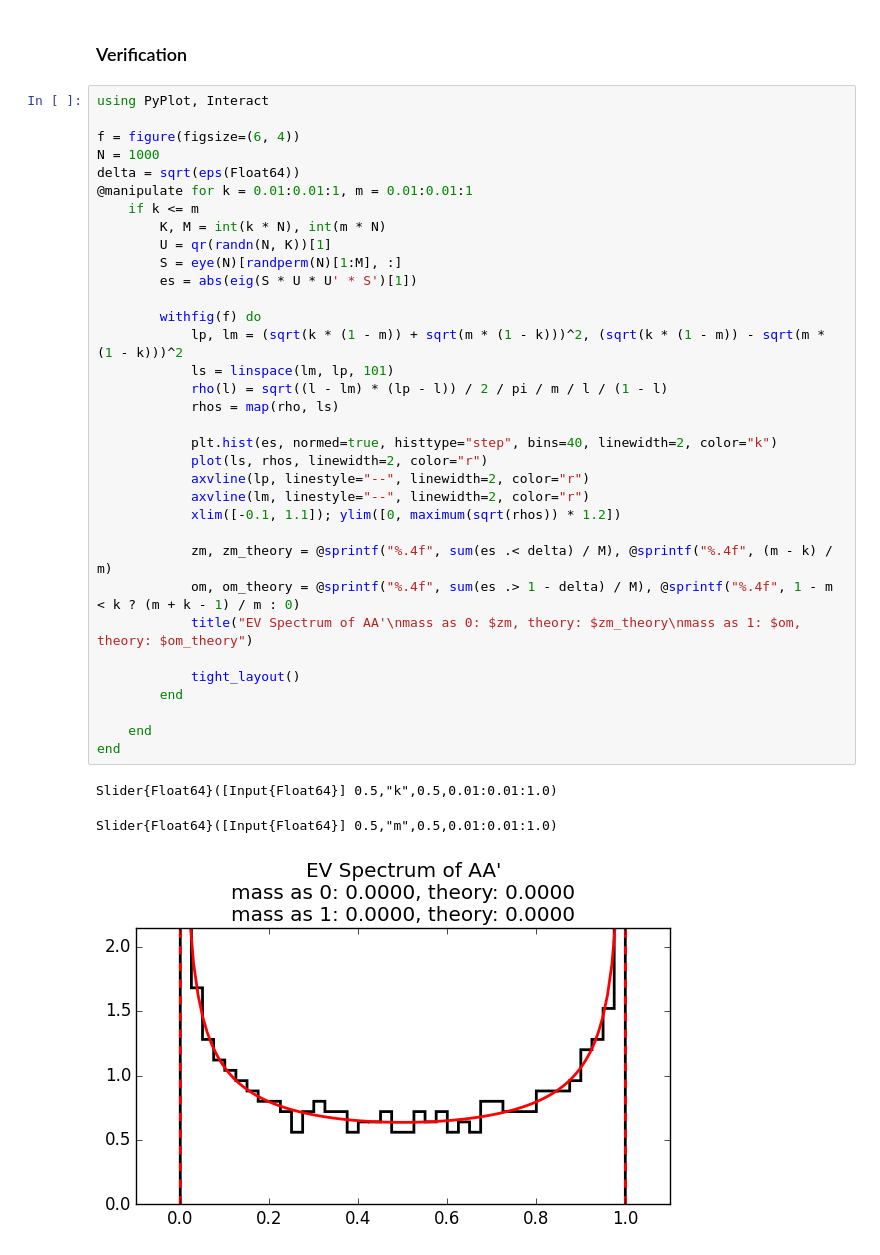
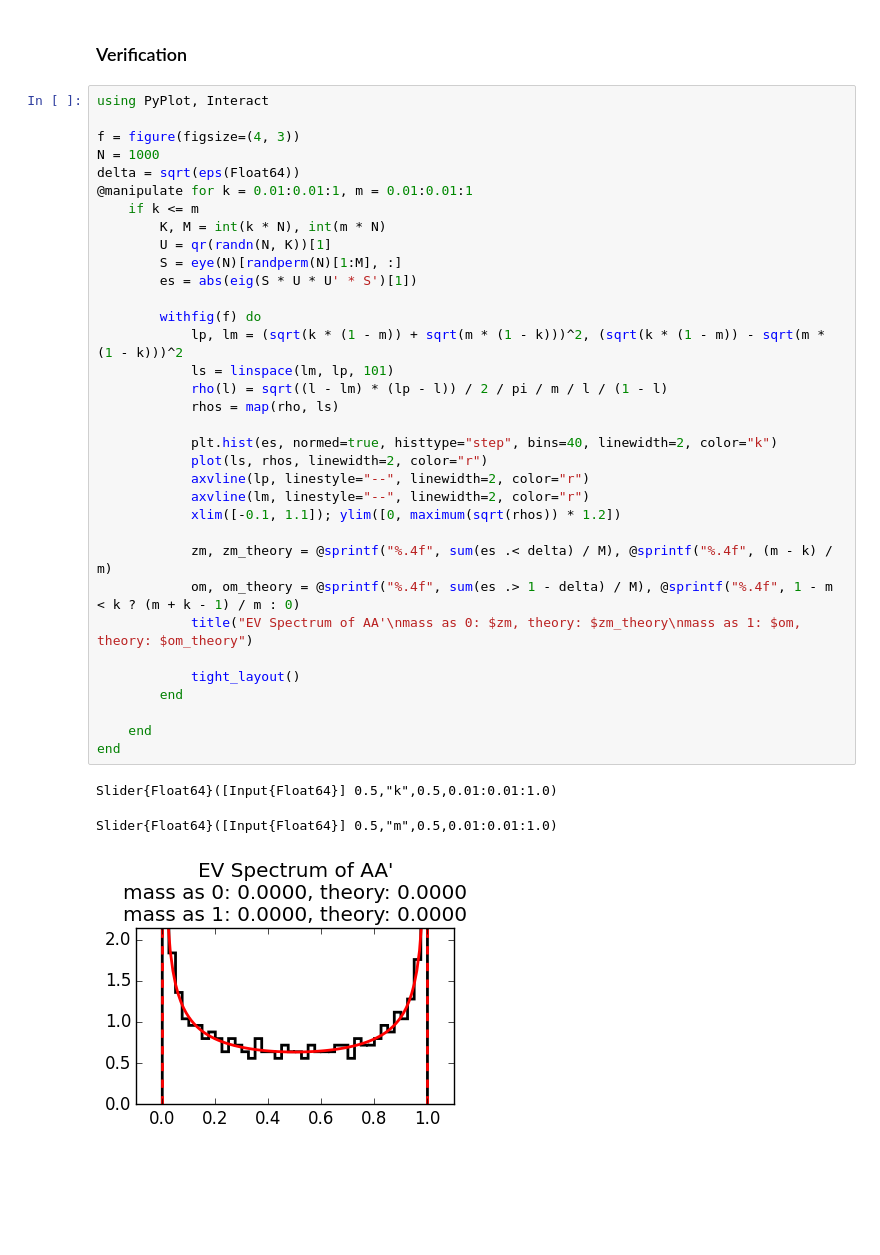
Before and after one commit to ganguli-lab/single-trial, a Jupyter notebook: notebooks/Analysis - Static Low-D Stim Decoding, Eigen Spectrum Proof.ipynb, the cells around one changed output. Cells and saved outputs as stored; diff of their text form; blank space fills up the shorter version.

```diff
--- a/notebooks/Analysis - Static Low-D Stim Decoding, Eigen Spectrum Proof.ipynb
+++ b/notebooks/Analysis - Static Low-D Stim Decoding, Eigen Spectrum Proof.ipynb
@@ -53,38 +53,38 @@ $$
 # %%
 using PyPlot, Interact
 
-f = figure(figsize=(6, 4))
+f = figure(figsize=(4, 3))
 N = 1000
 delta = sqrt(eps(Float64))
 @manipulate for k = 0.01:0.01:1, m = 0.01:0.01:1
     if k <= m
         K, M = int(k * N), int(m * N)
         U = qr(randn(N, K))[1]
         S = eye(N)[randperm(N)[1:M], :]
         es = abs(eig(S * U * U' * S')[1])
 
         withfig(f) do
             lp, lm = (sqrt(k * (1 - m)) + sqrt(m * (1 - k)))^2, (sqrt(k * (1 - m)) - sqrt(m * (1 - k)))^2
             ls = linspace(lm, lp, 101)
             rho(l) = sqrt((l - lm) * (lp - l)) / 2 / pi / m / l / (1 - l)
             rhos = map(rho, ls)
 
             plt.hist(es, normed=true, histtype="step", bins=40, linewidth=2, color="k")
             plot(ls, rhos, linewidth=2, color="r")
             axvline(lp, linestyle="--", linewidth=2, color="r")
             axvline(lm, linestyle="--", linewidth=2, color="r")
             xlim([-0.1, 1.1]); ylim([0, maximum(sqrt(rhos)) * 1.2])
 
             zm, zm_theory = @sprintf("%.4f", sum(es .< delta) / M), @sprintf("%.4f", (m - k) / m)
             om, om_theory = @sprintf("%.4f", sum(es .> 1 - delta) / M), @sprintf("%.4f", 1 - m < k ? (m + k - 1) / m : 0)
             title("EV Spectrum of AA'\nmass as 0: $zm, theory: $zm_theory\nmass as 1: $om, theory: $om_theory")
 
             tight_layout()
         end
 
     end
 end
 # %% [output]
 Slider{Float64}([Input{Float64}] 0.5,"k",0.5,0.01:0.01:1.0)
 Slider{Float64}([Input{Float64}] 0.5,"m",0.5,0.01:0.01:1.0)
-[figure, old version]
+[figure, new version]
```
Also changed, not shown: 5 other files.
